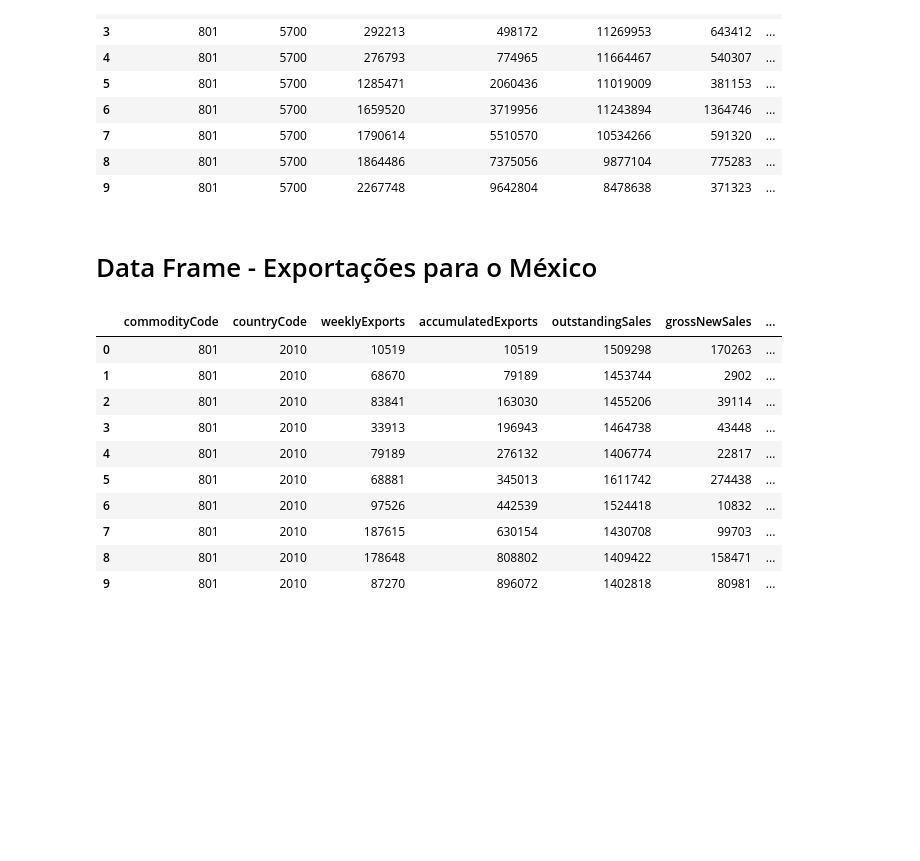
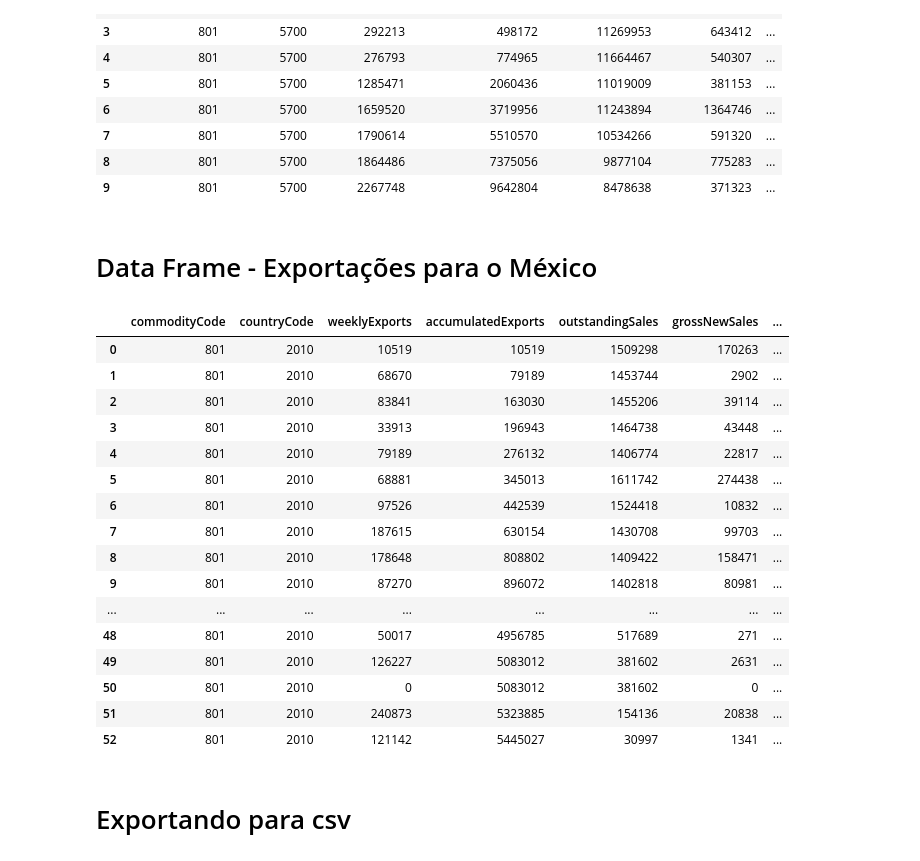
Before and after one commit to thiagogsdsa/desafio_veeries, a Jupyter notebook: Webscraping-checkpoint.ipynb, the cells around one changed output. Saved outputs shown, nothing was run; the diff lists cells and outputs as text; code cells hidden in the pictures; blank space fills up the shorter version.

```diff
--- a/Webscraping-checkpoint.ipynb
+++ b/Webscraping-checkpoint.ipynb
@@ -166,20 +166,28 @@ df_china.head(10)
 | 7 | 801 | 5700 | 1790614 | 5510570 | 10534266 | 591320 | ... |
 | 8 | 801 | 5700 | 1864486 | 7375056 | 9877104 | 775283 | ... |
 | 9 | 801 | 5700 | 2267748 | 9642804 | 8478638 | 371323 | ... |
-# %% [markdown]
-# Data Frame - Exportações para o México
+# %% [markdown]
+# Data Frame - Exportações para o México
 # %%
 df_mexico =  pd.read_json(data_mexico.text)
-df_mexico.head(10)
+df_mexico.head(100)
 # %% [output]
 |  | commodityCode | countryCode | weeklyExports | accumulatedExports | outstandingSales | grossNewSales | ... |
 | 0 | 801 | 2010 | 10519 | 10519 | 1509298 | 170263 | ... |
 | 1 | 801 | 2010 | 68670 | 79189 | 1453744 | 2902 | ... |
 | 2 | 801 | 2010 | 83841 | 163030 | 1455206 | 39114 | ... |
 | 3 | 801 | 2010 | 33913 | 196943 | 1464738 | 43448 | ... |
 | 4 | 801 | 2010 | 79189 | 276132 | 1406774 | 22817 | ... |
 | 5 | 801 | 2010 | 68881 | 345013 | 1611742 | 274438 | ... |
 | 6 | 801 | 2010 | 97526 | 442539 | 1524418 | 10832 | ... |
 | 7 | 801 | 2010 | 187615 | 630154 | 1430708 | 99703 | ... |
 | 8 | 801 | 2010 | 178648 | 808802 | 1409422 | 158471 | ... |
 | 9 | 801 | 2010 | 87270 | 896072 | 1402818 | 80981 | ... |
+| ... | ... | ... | ... | ... | ... | ... | ... |
+| 48 | 801 | 2010 | 50017 | 4956785 | 517689 | 271 | ... |
+| 49 | 801 | 2010 | 126227 | 5083012 | 381602 | 2631 | ... |
+| 50 | 801 | 2010 | 0 | 5083012 | 381602 | 0 | ... |
+| 51 | 801 | 2010 | 240873 | 5323885 | 154136 | 20838 | ... |
+| 52 | 801 | 2010 | 121142 | 5445027 | 30997 | 1341 | ... |
+# %% [markdown]
+# Exportando para csv
```
Also changed, not shown: parts of 18 cells of this notebook.
